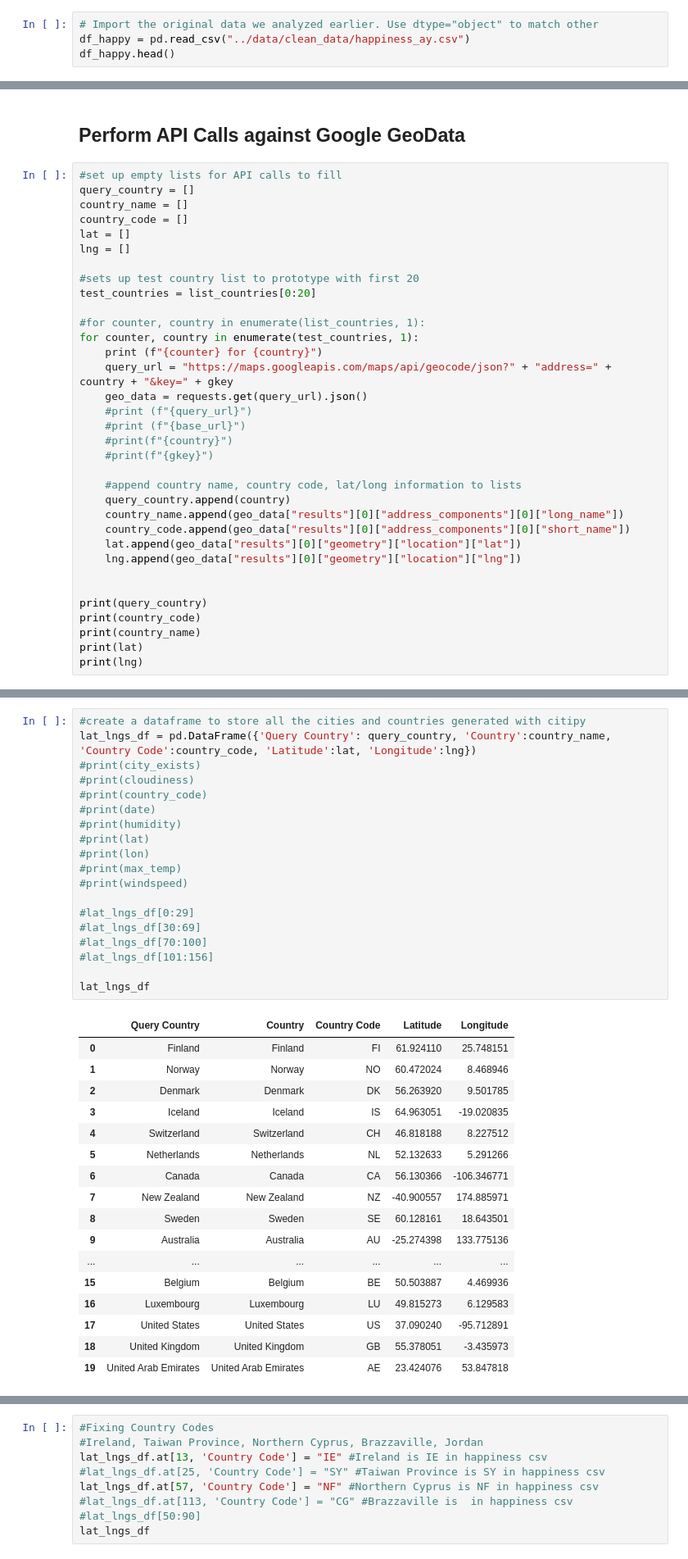
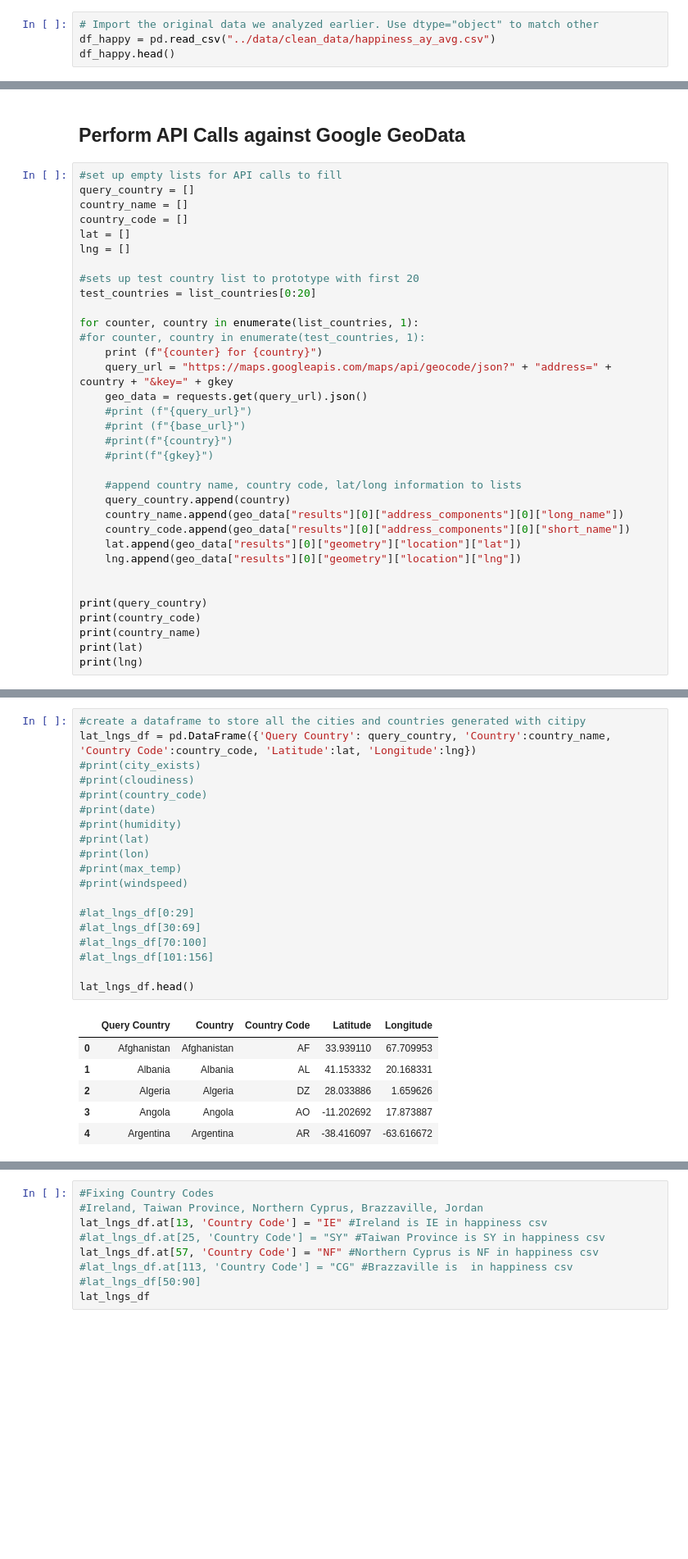
Before and after one commit to 4d4m43/DrinkAndBeHapPY, a Jupyter notebook: libs/vis1_happinessheat.ipynb, the cells around one changed output, grey strips where cells are left out. Shown at 82% size. Cells and saved outputs as stored; diff of their text form; blank space fills up the shorter version.

Commit message:
further cleaned happiness_ay_avg based off of country codes from vis1. created vis1 output folders and archived

```diff
--- a/libs/vis1_happinessheat.ipynb
+++ b/libs/vis1_happinessheat.ipynb
@@ -19,6 +19,6 @@ gmaps.configure(api_key=gkey)
 ## Data Retrieval
 # %%
 # Import the original data we analyzed earlier. Use dtype="object" to match other
-df_happy = pd.read_csv("../data/clean_data/happiness_ay.csv")
+df_happy = pd.read_csv("../data/clean_data/happiness_ay_avg.csv")
 df_happy.head()
 # %% [output]
@@ -141,8 +141,8 @@ lng = []
 #sets up test country list to prototype with first 20
 test_countries = list_countries[0:20]
 
-#for counter, country in enumerate(list_countries, 1):
-for counter, country in enumerate(test_countries, 1):
+for counter, country in enumerate(list_countries, 1):
+#for counter, country in enumerate(test_countries, 1):
     print (f"{counter} for {country}")
     query_url = "https://maps.googleapis.com/maps/api/geocode/json?" + "address=" + country + "&key=" + gkey
     geo_data = requests.get(query_url).json()
@@ -198,37 +198,26 @@ print(lng)
 # %%
 #create a dataframe to store all the cities and countries generated with citipy
 lat_lngs_df = pd.DataFrame({'Query Country': query_country, 'Country':country_name, 'Country Code':country_code, 'Latitude':lat, 'Longitude':lng})
 #print(city_exists)
 #print(cloudiness)
 #print(country_code)
 #print(date)
 #print(humidity)
 #print(lat)
 #print(lon)
 #print(max_temp)
 #print(windspeed)
 
 #lat_lngs_df[0:29]
 #lat_lngs_df[30:69]
 #lat_lngs_df[70:100]
 #lat_lngs_df[101:156]
 
-lat_lngs_df
+lat_lngs_df.head()
 # %% [output]
 |  | Query Country | Country | Country Code | Latitude | Longitude |
-| 0 | Finland | Finland | FI | 61.924110 | 25.748151 |
-| 1 | Norway | Norway | NO | 60.472024 | 8.468946 |
-| 2 | Denmark | Denmark | DK | 56.263920 | 9.501785 |
-| 3 | Iceland | Iceland | IS | 64.963051 | -19.020835 |
-| 4 | Switzerland | Switzerland | CH | 46.818188 | 8.227512 |
-| 5 | Netherlands | Netherlands | NL | 52.132633 | 5.291266 |
-| 6 | Canada | Canada | CA | 56.130366 | -106.346771 |
-| 7 | New Zealand | New Zealand | NZ | -40.900557 | 174.885971 |
-| 8 | Sweden | Sweden | SE | 60.128161 | 18.643501 |
-| 9 | Australia | Australia | AU | -25.274398 | 133.775136 |
-| ... | ... | ... | ... | ... | ... |
-| 15 | Belgium | Belgium | BE | 50.503887 | 4.469936 |
-| 16 | Luxembourg | Luxembourg | LU | 49.815273 | 6.129583 |
-| 17 | United States | United States | US | 37.090240 | -95.712891 |
-| 18 | United Kingdom | United Kingdom | GB | 55.378051 | -3.435973 |
-| 19 | United Arab Emirates | United Arab Emirates | AE | 23.424076 | 53.847818 |
+| 0 | Afghanistan | Afghanistan | AF | 33.939110 | 67.709953 |
+| 1 | Albania | Albania | AL | 41.153332 | 20.168331 |
+| 2 | Algeria | Algeria | DZ | 28.033886 | 1.659626 |
+| 3 | Angola | Angola | AO | -11.202692 | 17.873887 |
+| 4 | Argentina | Argentina | AR | -38.416097 | -63.616672 |
```
Also changed, not shown: parts of 6 cells of this notebook, 3 other files.
